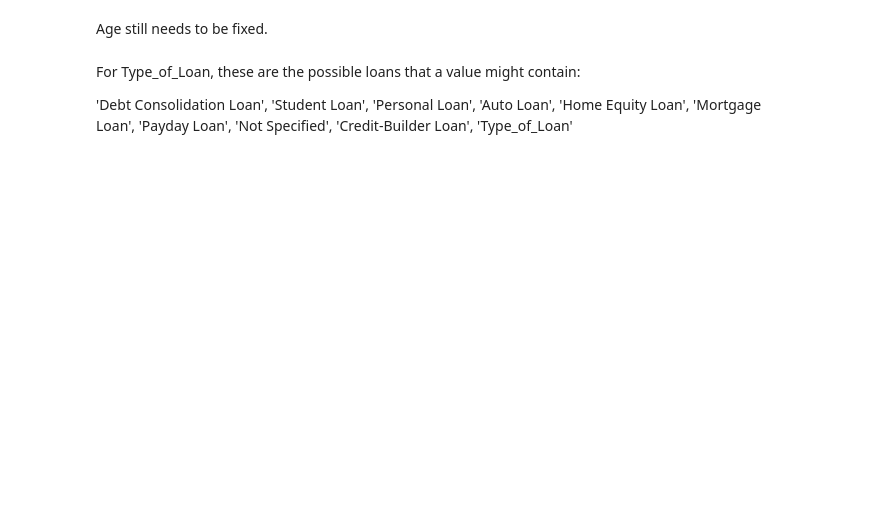
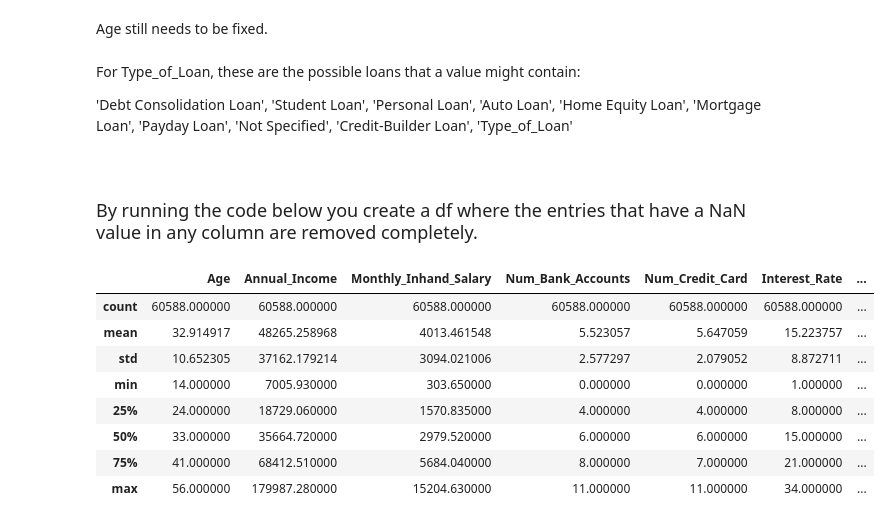
Before and after one commit to TimoWijnen2001/Visualization, a Jupyter notebook: data_cleaning.ipynb, the cells around one changed output. Drawn from its saved outputs; the diff is of its cells as text; code cells hidden in the pictures; blank space fills up the shorter version.

Commit message:
This is the final data cleaning done.

```diff
--- a/data_cleaning.ipynb
+++ b/data_cleaning.ipynb
@@ -259,3 +266,25 @@ Age still needs to be fixed.
 For Type_of_Loan, these are the possible loans that a value might contain:
 
 'Debt Consolidation Loan', 'Student Loan', 'Personal Loan', 'Auto Loan', 'Home Equity Loan', 'Mortgage Loan', 'Payday Loan', 'Not Specified', 'Credit-Builder Loan', 'Type_of_Loan'
+# %% [markdown]
+<br><br>
+<span style="font-family: 'Palatino Linotype', 'Book Antiqua', Palatino, serif; font-size: 18px;">
+By running the code below you create a df where the entries that have a NaN value in any column are removed completely.
+</span>
+# %%
+# Remove any row where any value (except credit_score) is NaN
+import pandas as pd
+df = pd.read_csv('cleaned_data.csv')
+columns_to_consider = [col for col in df.columns if col != 'credit_score']
+df_cleaned_not_cs = df.dropna(subset=columns_to_consider)
+df_cleaned_not_cs.describe()
+# %% [output]
+|  | Age | Annual_Income | Monthly_Inhand_Salary | Num_Bank_Accounts | Num_Credit_Card | Interest_Rate | ... |
+| count | 60588.000000 | 60588.000000 | 60588.000000 | 60588.000000 | 60588.000000 | 60588.000000 | ... |
+| mean | 32.914917 | 48265.258968 | 4013.461548 | 5.523057 | 5.647059 | 15.223757 | ... |
+| std | 10.652305 | 37162.179214 | 3094.021006 | 2.577297 | 2.079052 | 8.872711 | ... |
+| min | 14.000000 | 7005.930000 | 303.650000 | 0.000000 | 0.000000 | 1.000000 | ... |
+| 25% | 24.000000 | 18729.060000 | 1570.835000 | 4.000000 | 4.000000 | 8.000000 | ... |
+| 50% | 33.000000 | 35664.720000 | 2979.520000 | 6.000000 | 6.000000 | 15.000000 | ... |
+| 75% | 41.000000 | 68412.510000 | 5684.040000 | 8.000000 | 7.000000 | 21.000000 | ... |
+| max | 56.000000 | 179987.280000 | 15204.630000 | 11.000000 | 11.000000 | 34.000000 | ... |
```
Also changed, not shown: parts of 8 cells of this notebook.
